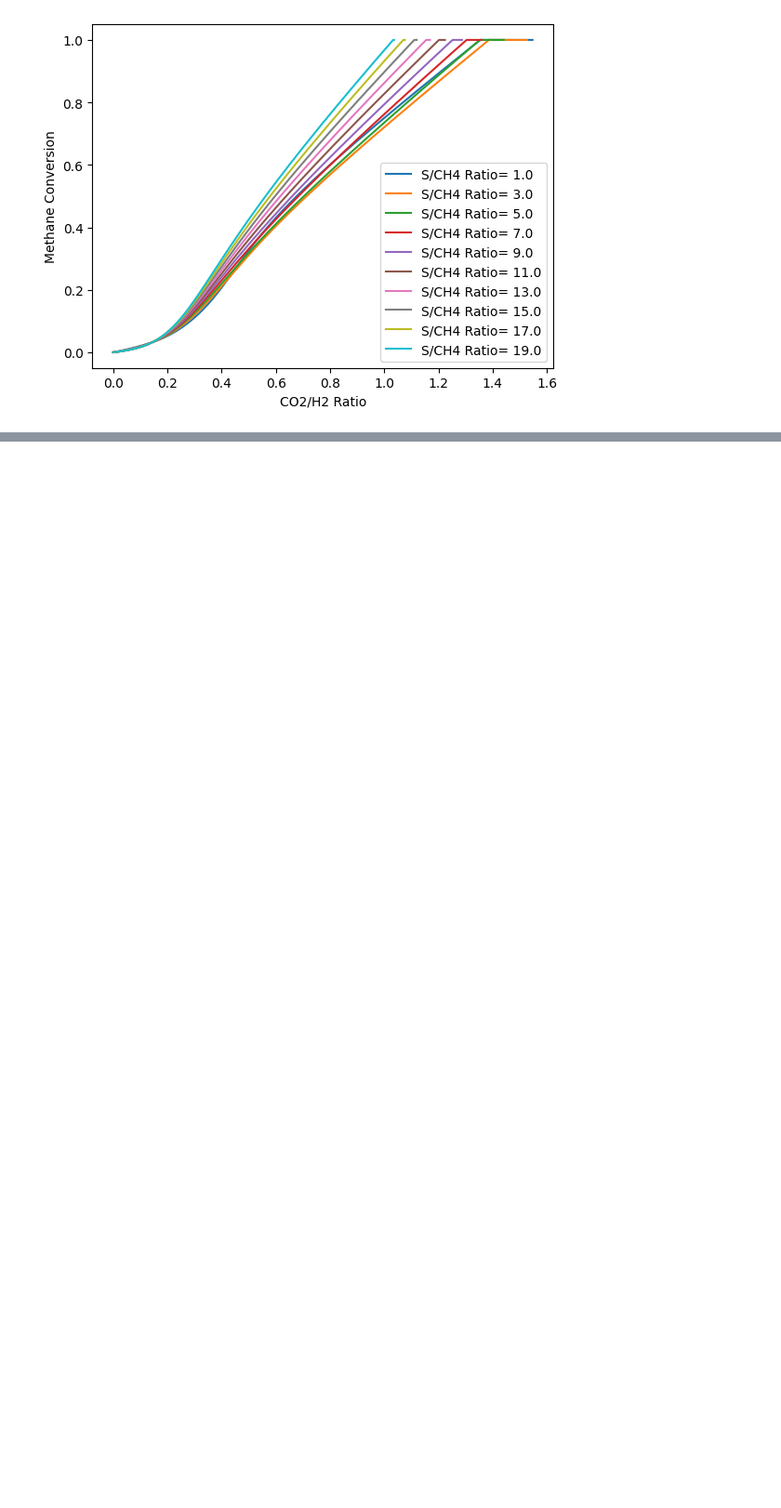
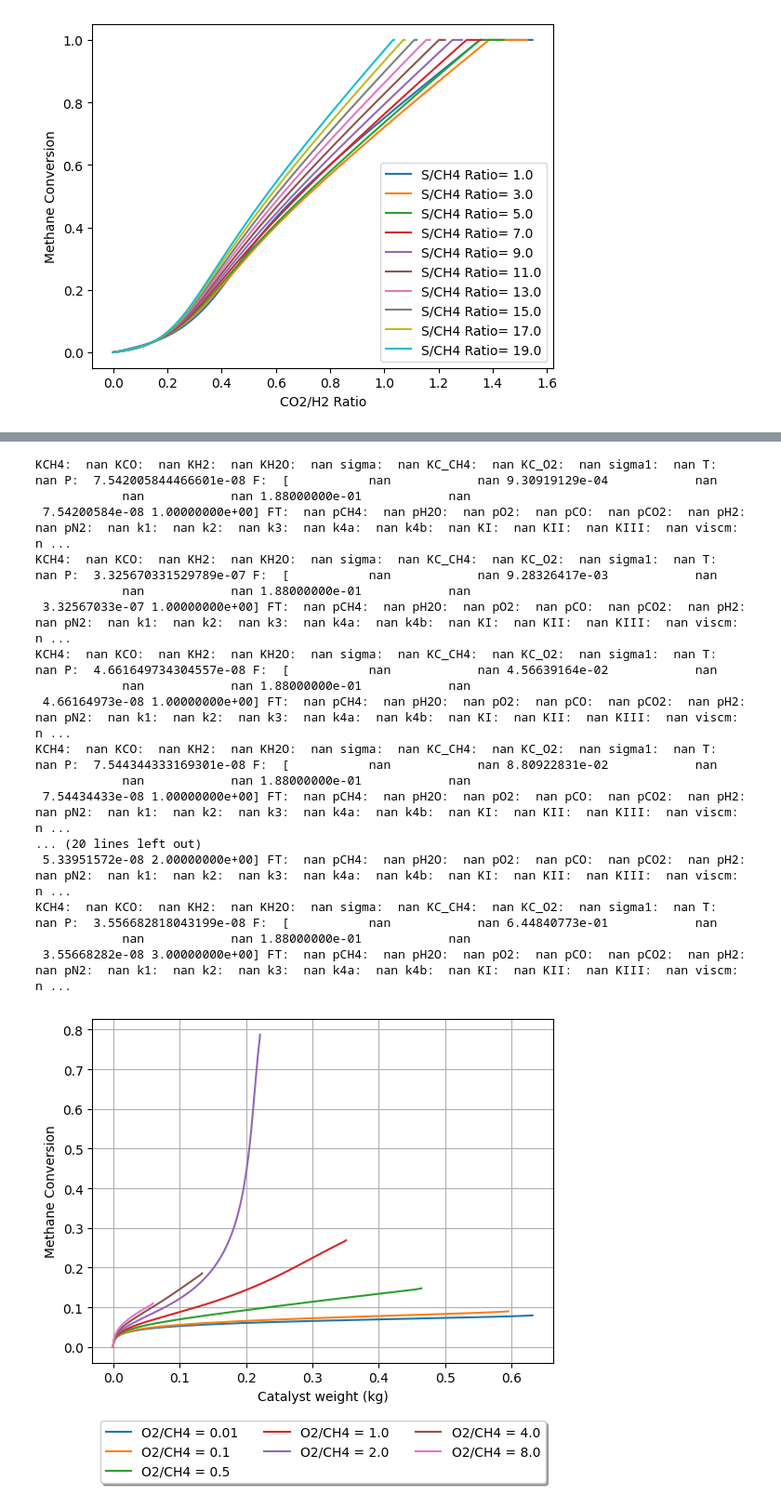
Before and after one commit to catvanille/project, a Jupyter notebook: shift.ipynb, the cells around one changed output, grey strips where cells are left out. Shown at 93% size. Cells and saved outputs as stored; diff of their text form; code cells hidden in the pictures; blank space fills up the shorter version.

```diff
--- a/shift.ipynb
+++ b/shift.ipynb
@@ -919,0 +1139,40 @@ for i in range(1,  10):
+# %%
+L = 4
+diameters = [1, 2, 3]
+O2_flow = [0.001, 0.01, 0.05, 0.1, 0.2, 0.4, 0.8]
+for d in diameters:
+    plt.figure()
+    for O2 in O2_flow:
+        F0 = [0.1, 0.15, O2, 0, 0, 0.001, 0.188, 800, 14, d]
+        w= L* np.pi * ((d*0.0254)**2 / 4) * 1870 * (1-0.4)
+        w_span = [0, w]
+        sol = solve_ivp(shiftc, w_span, F0, method='LSODA', rtol=1e-6, atol=1e-9)
+        w = sol.t # Catalyst weight (kg)
+        X = (F0[0] - sol.y.T[:, 0]) / F0[0]
+        O2CH4 = O2/F0[0]
+        # round to 2 decimal places
+        O2CH4 = round(O2CH4, 2)
+        plt.plot(w, X, label='O2/CH4 = {}'.format(O2CH4))
+        plt.xlabel('Catalyst weight (kg)')
+        plt.ylabel('Methane Conversion')
+        plt.grid()
+        plt.legend(loc='upper center', bbox_to_anchor=(0.5, -0.15), fancybox=True, shadow=True, ncol=3)
+# %% [output]
+KCH4:  nan KCO:  nan KH2:  nan KH2O:  nan sigma:  nan KC_CH4:  nan KC_O2:  nan sigma1:  nan T:  nan P:  7.542005844466601e-08 F:  [           nan            nan 9.30919129e-04            nan
+            nan            nan 1.88000000e-01            nan
+ 7.54200584e-08 1.00000000e+00] FT:  nan pCH4:  nan pH2O:  nan pO2:  nan pCO:  nan pCO2:  nan pH2:  nan pN2:  nan k1:  nan k2:  nan k3:  nan k4a:  nan k4b:  nan KI:  nan KII:  nan KIII:  nan viscm:  n ...
+KCH4:  nan KCO:  nan KH2:  nan KH2O:  nan sigma:  nan KC_CH4:  nan KC_O2:  nan sigma1:  nan T:  nan P:  3.325670331529789e-07 F:  [           nan            nan 9.28326417e-03            nan
+            nan            nan 1.88000000e-01            nan
+ 3.32567033e-07 1.00000000e+00] FT:  nan pCH4:  nan pH2O:  nan pO2:  nan pCO:  nan pCO2:  nan pH2:  nan pN2:  nan k1:  nan k2:  nan k3:  nan k4a:  nan k4b:  nan KI:  nan KII:  nan KIII:  nan viscm:  n ...
+KCH4:  nan KCO:  nan KH2:  nan KH2O:  nan sigma:  nan KC_CH4:  nan KC_O2:  nan sigma1:  nan T:  nan P:  4.661649734304557e-08 F:  [           nan            nan 4.56639164e-02            nan
+            nan            nan 1.88000000e-01            nan
+ 4.66164973e-08 1.00000000e+00] FT:  nan pCH4:  nan pH2O:  nan pO2:  nan pCO:  nan pCO2:  nan pH2:  nan pN2:  nan k1:  nan k2:  nan k3:  nan k4a:  nan k4b:  nan KI:  nan KII:  nan KIII:  nan viscm:  n ...
+KCH4:  nan KCO:  nan KH2:  nan KH2O:  nan sigma:  nan KC_CH4:  nan KC_O2:  nan sigma1:  nan T:  nan P:  7.544344333169301e-08 F:  [           nan            nan 8.80922831e-02            nan
+            nan            nan 1.88000000e-01            nan
+ 7.54434433e-08 1.00000000e+00] FT:  nan pCH4:  nan pH2O:  nan pO2:  nan pCO:  nan pCO2:  nan pH2:  nan pN2:  nan k1:  nan k2:  nan k3:  nan k4a:  nan k4b:  nan KI:  nan KII:  nan KIII:  nan viscm:  n ...
+... (20 lines left out)
+ 5.33951572e-08 2.00000000e+00] FT:  nan pCH4:  nan pH2O:  nan pO2:  nan pCO:  nan pCO2:  nan pH2:  nan pN2:  nan k1:  nan k2:  nan k3:  nan k4a:  nan k4b:  nan KI:  nan KII:  nan KIII:  nan viscm:  n ...
+KCH4:  nan KCO:  nan KH2:  nan KH2O:  nan sigma:  nan KC_CH4:  nan KC_O2:  nan sigma1:  nan T:  nan P:  3.556682818043199e-08 F:  [           nan            nan 6.44840773e-01            nan
+            nan            nan 1.88000000e-01            nan
+ 3.55668282e-08 3.00000000e+00] FT:  nan pCH4:  nan pH2O:  nan pO2:  nan pCO:  nan pCO2:  nan pH2:  nan pN2:  nan k1:  nan k2:  nan k3:  nan k4a:  nan k4b:  nan KI:  nan KII:  nan KIII:  nan viscm:  n ...
+[figure, added]
```
Also changed, not shown: parts of 14 cells of this notebook, 27 other files.
